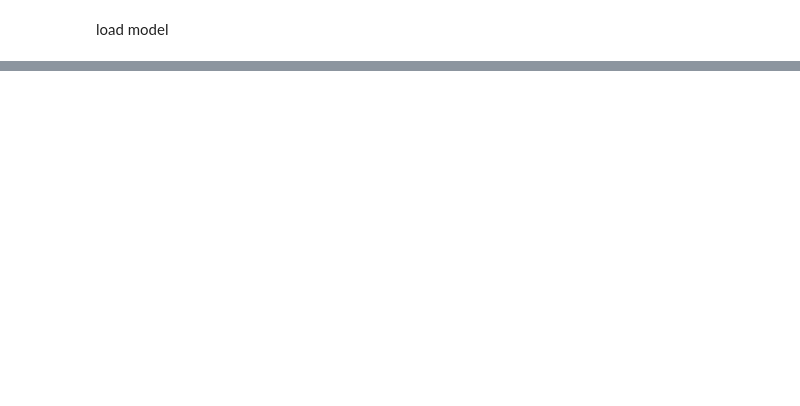
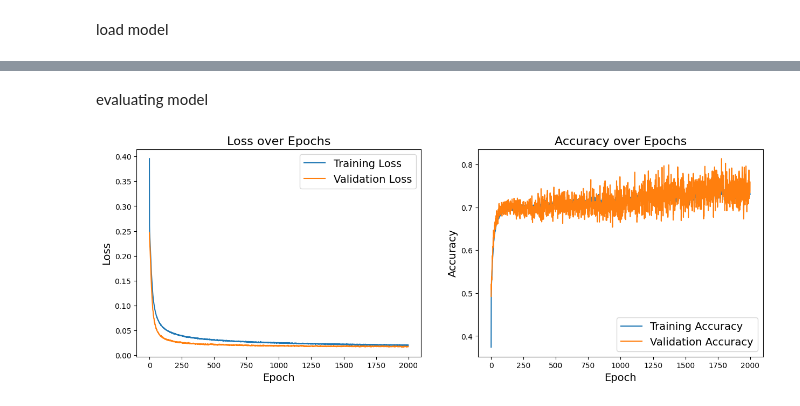
Before and after one commit to FMagalhaes25/FootballTatics-BackEnd, a Jupyter notebook: deep_learning_model/notebooks/00_formatting_data.ipynb, the cells around one changed output, grey strips where cells are left out. Saved outputs shown, nothing was run; the diff lists cells and outputs as text; code cells hidden in the pictures; blank space fills up the shorter version.

Commit message:
training & evaluating

```diff
--- a/deep_learning_model/notebooks/00_formatting_data.ipynb
+++ b/deep_learning_model/notebooks/00_formatting_data.ipynb
@@ -472,0 +477,25 @@ pi2025_v0 = load_model(PATH_TO_REPO + 'models/pi2025_v0.h5')
+# %% [markdown]
+evaluating model
+# %%
+# create figure with two subplots
+fig, (ax1, ax2) = plt.subplots(nrows=1, ncols=2, figsize=(15, 5))
+
+# plot loss on first subplot
+ax1.plot(history.history['loss'], label='Training Loss')
+ax1.plot(history.history['val_loss'], label='Validation Loss')
+ax1.set_title('Loss over Epochs', fontsize=16)
+ax1.set_xlabel('Epoch', fontsize=14)
+ax1.set_ylabel('Loss', fontsize=14)
+ax1.legend(fontsize=14)
+# plot accuracy on second subplot
+ax2.plot(history.history['accuracy'], label='Training Accuracy')
+ax2.plot(history.history['val_accuracy'], label='Validation Accuracy')
+ax2.set_title('Accuracy over Epochs', fontsize=16)
+ax2.set_xlabel('Epoch', fontsize=14)
+ax2.set_ylabel('Accuracy', fontsize=14)
+ax2.legend(fontsize=14)
+
+# display the plot
+plt.show()
+# %% [output]
+[figure, added]
```
Also changed, not shown: parts of 7 cells of this notebook, 7 other files.
